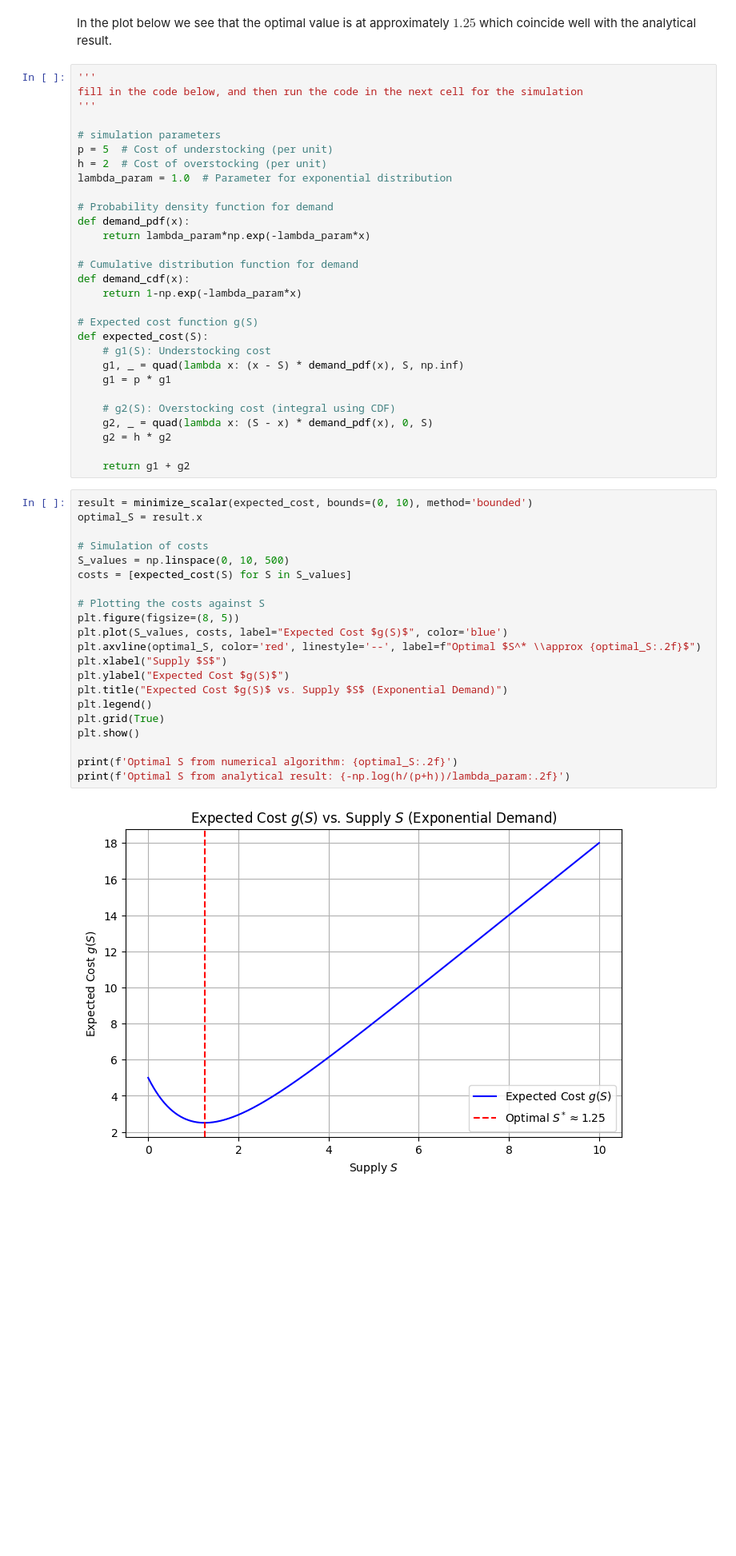
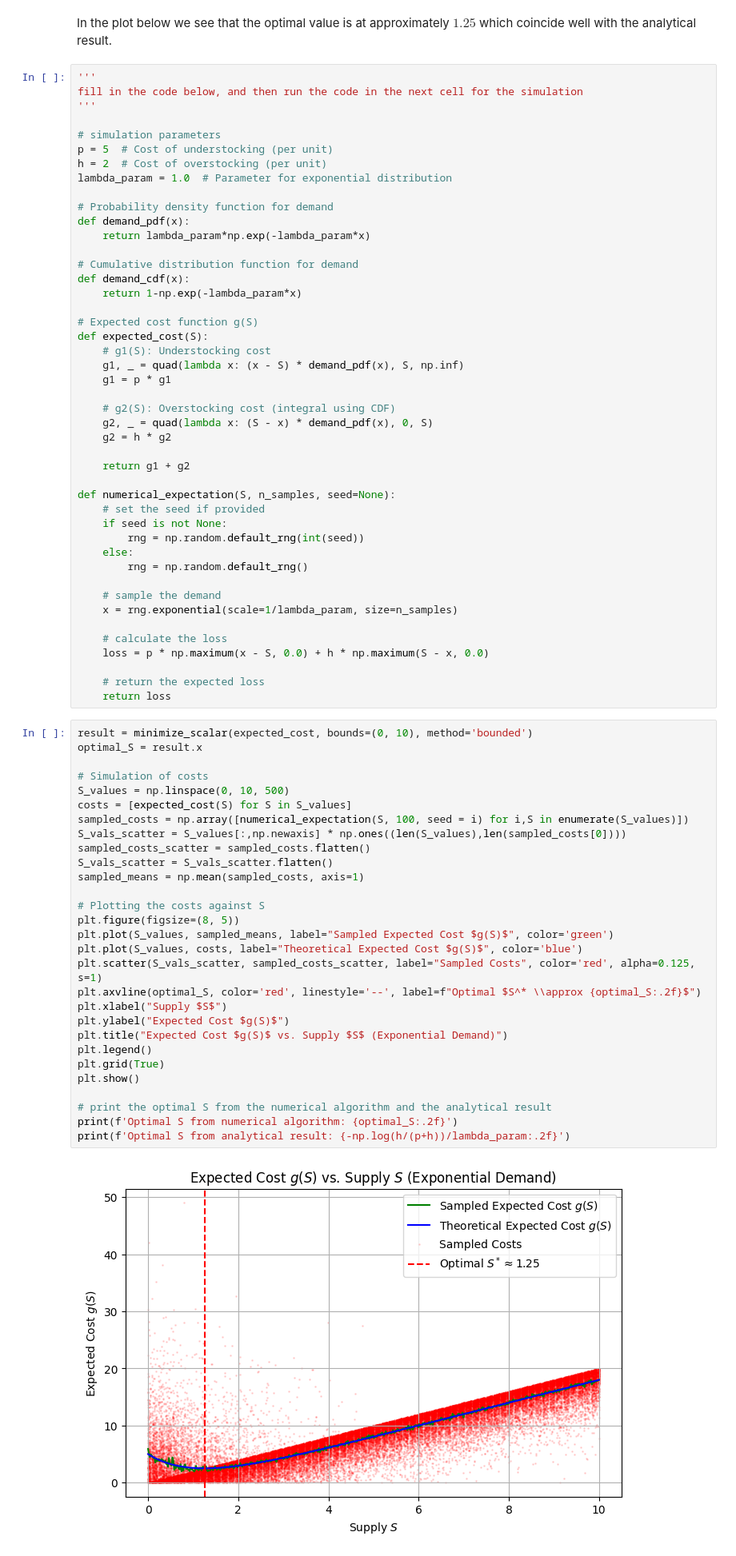
Before and after one commit to Sondringsen/RL-book, a Jupyter notebook: assignment_3/assignment3.ipynb, the cells around one changed output. Shown at 80% size. Drawn from its saved outputs; the diff is of its cells as text; blank space fills up the shorter version.

```diff
--- a/assignment_3/assignment3.ipynb
+++ b/assignment_3/assignment3.ipynb
@@ -255,29 +255,53 @@ def expected_cost(S):
     g2 = h * g2
 
     return g1 + g2
+
+def numerical_expectation(S, n_samples, seed=None):
+    # set the seed if provided
+    if seed is not None:
+        rng = np.random.default_rng(int(seed))
+    else:
+        rng = np.random.default_rng()
+
+    # sample the demand
+    x = rng.exponential(scale=1/lambda_param, size=n_samples)
+
+    # calculate the loss
+    loss = p * np.maximum(x - S, 0.0) + h * np.maximum(S - x, 0.0)
+
+    # return the expected loss
+    return loss
 # %%
 result = minimize_scalar(expected_cost, bounds=(0, 10), method='bounded')
 optimal_S = result.x
 
 # Simulation of costs
 S_values = np.linspace(0, 10, 500)
 costs = [expected_cost(S) for S in S_values]
+sampled_costs = np.array([numerical_expectation(S, 100, seed = i) for i,S in enumerate(S_values)])
+S_vals_scatter = S_values[:,np.newaxis] * np.ones((len(S_values),len(sampled_costs[0])))
+sampled_costs_scatter = sampled_costs.flatten()
+S_vals_scatter = S_vals_scatter.flatten()
+sampled_means = np.mean(sampled_costs, axis=1)
 
 # Plotting the costs against S
 plt.figure(figsize=(8, 5))
-plt.plot(S_values, costs, label="Expected Cost $g(S)$", color='blue')
+plt.plot(S_values, sampled_means, label="Sampled Expected Cost $g(S)$", color='green')
+plt.plot(S_values, costs, label="Theoretical Expected Cost $g(S)$", color='blue')
+plt.scatter(S_vals_scatter, sampled_costs_scatter, label="Sampled Costs", color='red', alpha=0.125, s=1)
 plt.axvline(optimal_S, color='red', linestyle='--', label=f"Optimal $S^* \\approx {optimal_S:.2f}$")
 plt.xlabel("Supply $S$")
 plt.ylabel("Expected Cost $g(S)$")
 plt.title("Expected Cost $g(S)$ vs. Supply $S$ (Exponential Demand)")
 plt.legend()
 plt.grid(True)
 plt.show()
 
+# print the optimal S from the numerical algorithm and the analytical result
 print(f'Optimal S from numerical algorithm: {optimal_S:.2f}')
 print(f'Optimal S from analytical result: {-np.log(h/(p+h))/lambda_param:.2f}')
 # %% [output]
-[figure, old version]
+[figure, new version]
 Optimal S from numerical algorithm: 1.25
 Optimal S from analytical result: 1.25
 # %% [markdown]
```
Also changed, not shown: parts of 1 cell of this notebook.
